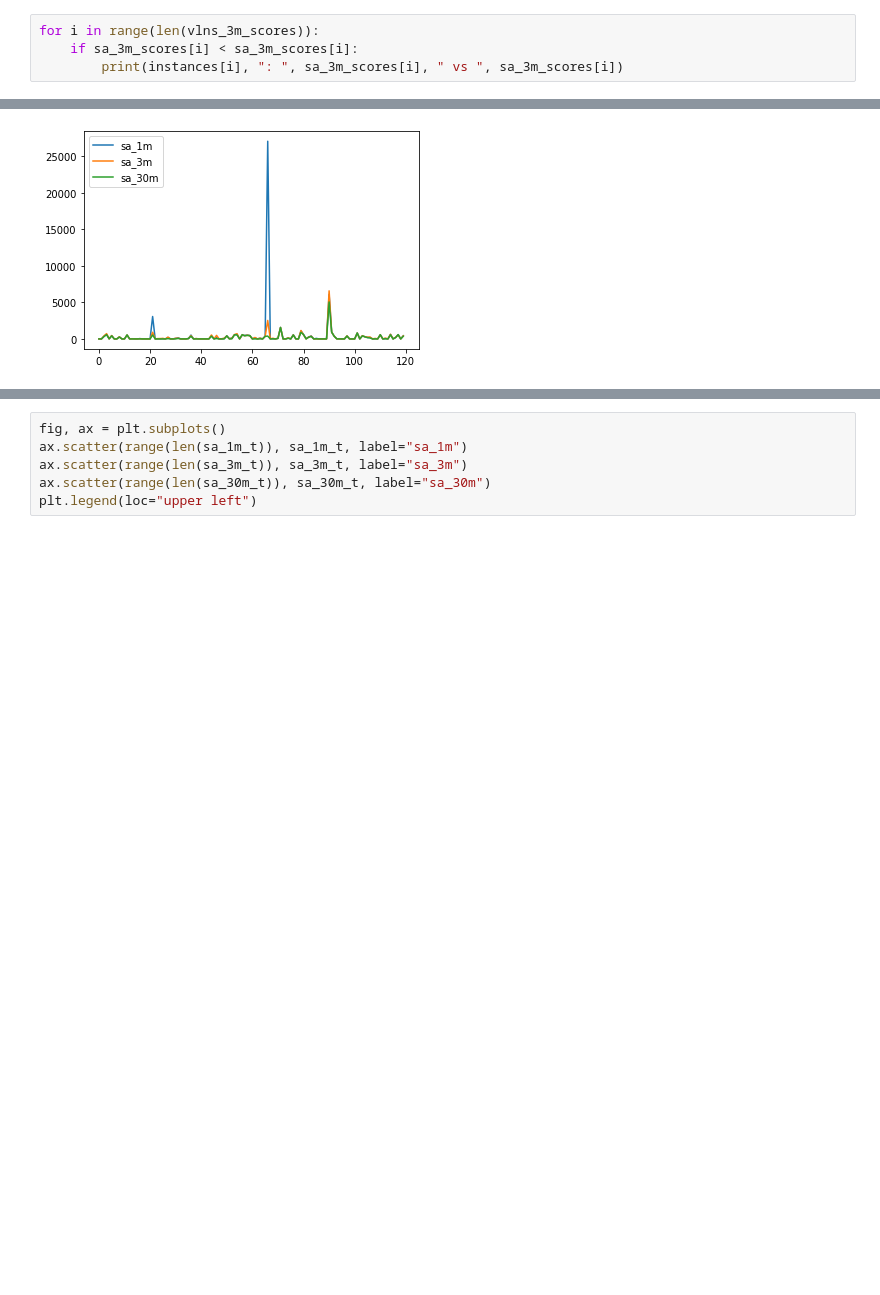
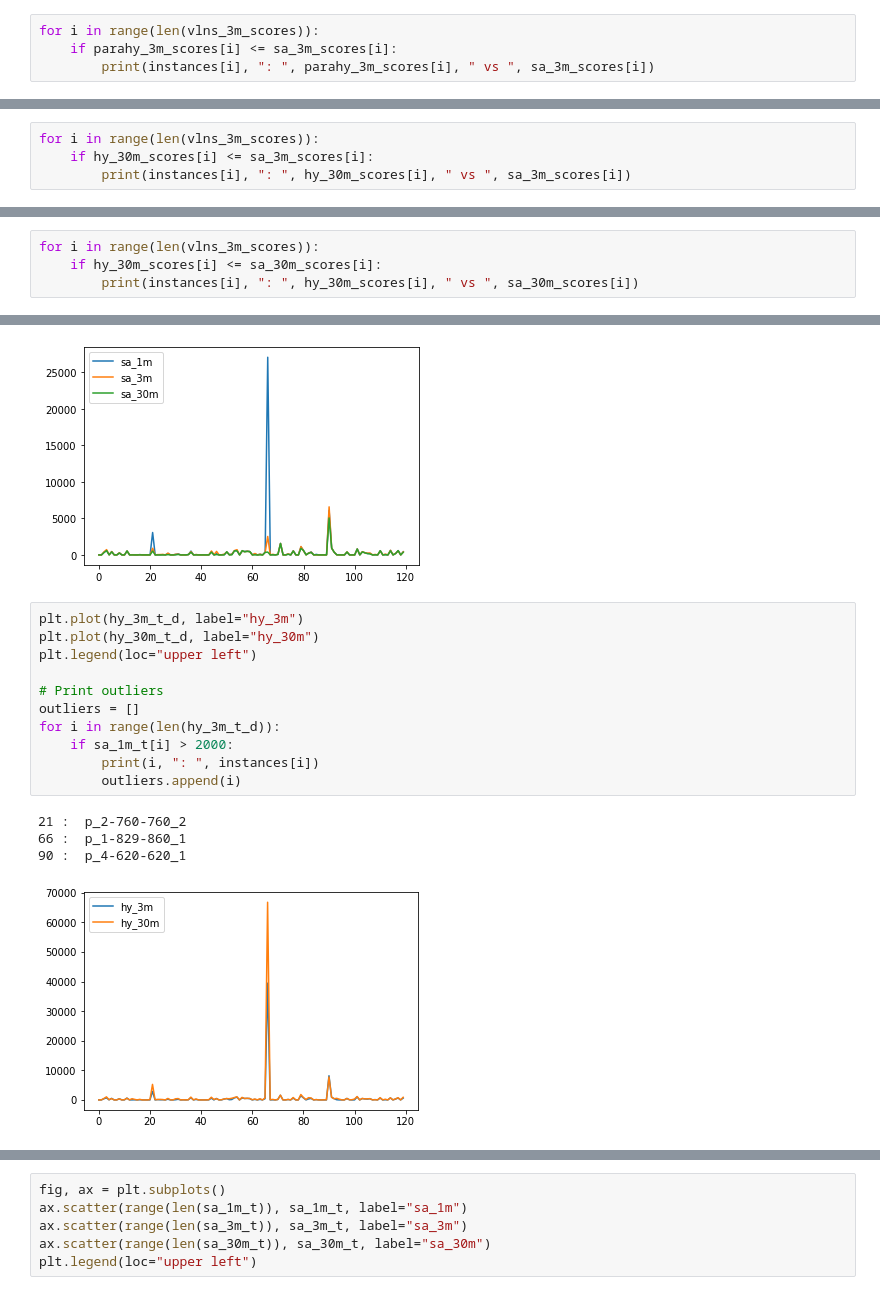
Before and after one commit to ocatias/Metaheuristic-UPMS, a Jupyter notebook: Notebooks/FigureNotebooks.ipynb, the cells around one changed output, grey strips where cells are left out. Cells and saved outputs as stored; diff of their text form; blank space fills up the shorter version.

```diff
--- a/Notebooks/FigureNotebooks.ipynb
+++ b/Notebooks/FigureNotebooks.ipynb
@@ -362,5 +348,5 @@ t_15-740-740_2 :  2130  vs  2002780
 t_10-230-700_1 :  69003244  vs  113002748
 # %%
 for i in range(len(vlns_3m_scores)):
-    if sa_3m_scores[i] < sa_3m_scores[i]:
-        print(instances[i], ": ", sa_3m_scores[i], " vs ", sa_3m_scores[i])
+    if parahy_3m_scores[i] <= sa_3m_scores[i]:
+        print(instances[i], ": ", parahy_3m_scores[i], " vs ", sa_3m_scores[i])
@@ -366,0 +367,4 @@ for i in range(len(vlns_3m_scores)):
+# %%
+for i in range(len(vlns_3m_scores)):
+    if hy_30m_scores[i] <= sa_3m_scores[i]:
+        print(instances[i], ": ", hy_30m_scores[i], " vs ", sa_3m_scores[i])
@@ -366,0 +381,4 @@ for i in range(len(vlns_3m_scores)):
+# %%
+for i in range(len(vlns_3m_scores)):
+    if hy_30m_scores[i] <= sa_30m_scores[i]:
+        print(instances[i], ": ", hy_30m_scores[i], " vs ", sa_30m_scores[i])
@@ -402,6 +422,22 @@ for i in range(len(sa_1m_t)):
 66 :  p_1-829-860_1
 90 :  p_4-620-620_1
 [figure]
+# %%
+plt.plot(hy_3m_t_d, label="hy_3m")
+plt.plot(hy_30m_t_d, label="hy_30m")
+plt.legend(loc="upper left")
+
+# Print outliers
+outliers = []
+for i in range(len(hy_3m_t_d)):
+    if sa_1m_t[i] > 2000:
+        print(i, ": ", instances[i])
+        outliers.append(i)
+# %% [output]
+21 :  p_2-760-760_2
+66 :  p_1-829-860_1
+90 :  p_4-620-620_1
+[figure, added]
 # %%
 # Remove outliers
 
```
Also changed, not shown: parts of 13 cells of this notebook.
